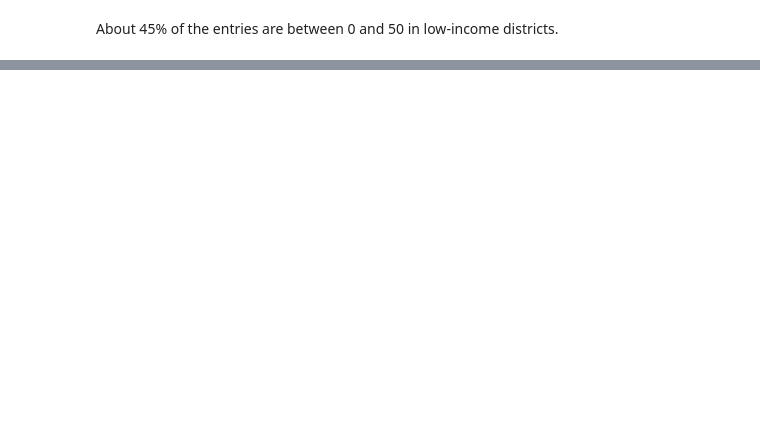
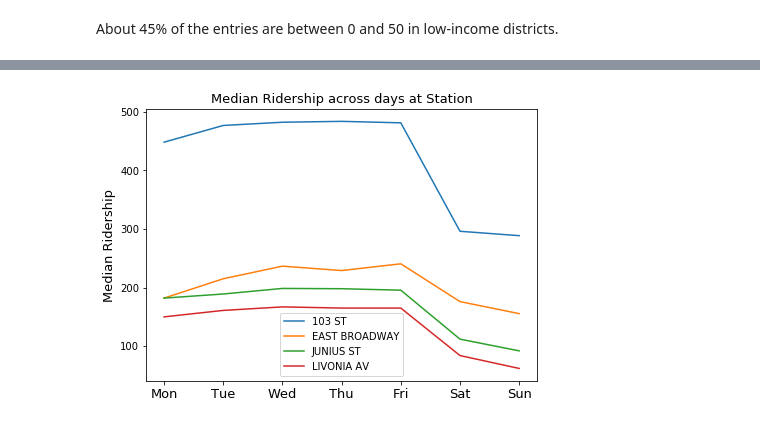
Before and after one commit to brendanlafferty/MTA-EDA, a Jupyter notebook: 01-mta-project1.ipynb, the cells around one changed output, grey strips where cells are left out. Cells and saved outputs as stored; diff of their text form; code cells hidden in the pictures; blank space fills up the shorter version.

```diff
--- a/01-mta-project1.ipynb
+++ b/01-mta-project1.ipynb
@@ -349,10 +343,15 @@ plt.savefig('./figures/Boxplot of ridership at EAST BROADWAY, F.svg')
 # %%
-plt.figure(figsize=(10,4))
+statline_names = [('103 ST', 'BC'), ('EAST BROADWAY', 'F'), ('JUNIUS ST', '3'), ('LIVONIA AV', 'L')]
+plt.figure(figsize=(7,5))
+
 for statline_name in statline_names:
-    plt.plot(final_df.loc[final_df.STATION_LINENAME == statline_name, ['DAY','RIDERSHIP']].groupby('DAY').sum(), label = statline_name)
-plt.legend(loc=1)
-plt.xticks(list(range(7)),['Mon','Tue','Wed','Thu','Fri','Sat','Sun'])
-plt.ylabel('Total Ridership')
-plt.title('Total Ridership across days at Station & Line between 7/06/2019 and 10/5/2019');
-plt.savefig('./figures/Ridership_vs_days.svg')
+    plt.plot(final_df.loc[final_df.STATION_LINENAME == statline_name].groupby(['DAY']).median().RIDERSHIP, label = statline_name[0])
+plt.legend(loc=0)
+plt.xticks(list(range(7)),['Mon','Tue','Wed','Thu','Fri','Sat','Sun'],fontsize=13)
+plt.ylabel('Median Ridership',fontsize=13)
+plt.title('Median Ridership across days at Station',fontsize=13);
+plt.savefig('./figures/Ridership_vs_days.png', dpi = 300)
+
+ax = plt.gca()
+handles,labels = ax.get_legend_handles_labels()
 # %% [output]
@@ -360,2 +358,3 @@ plt.savefig('./figures/Ridership_vs_days.svg')
+[figure, added]
 # %%
 plt.figure(figsize=(10,3))
```
Also changed, not shown: parts of 27 cells of this notebook.
